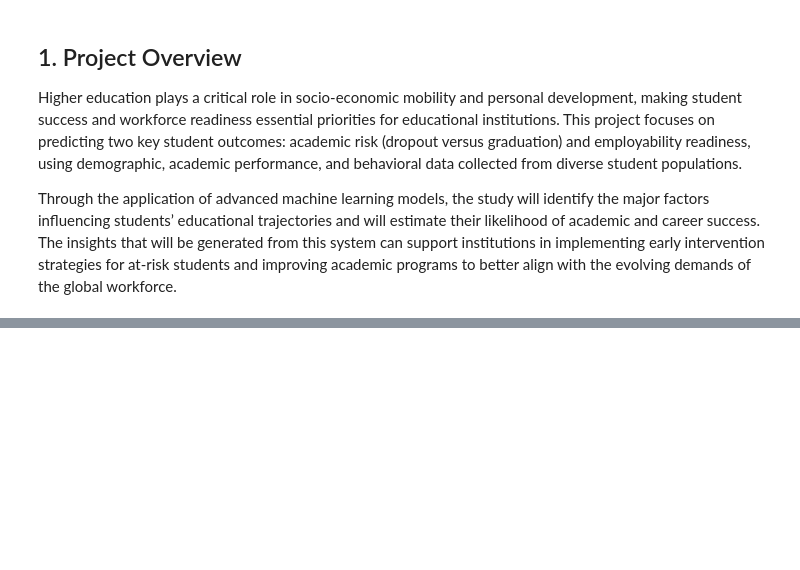
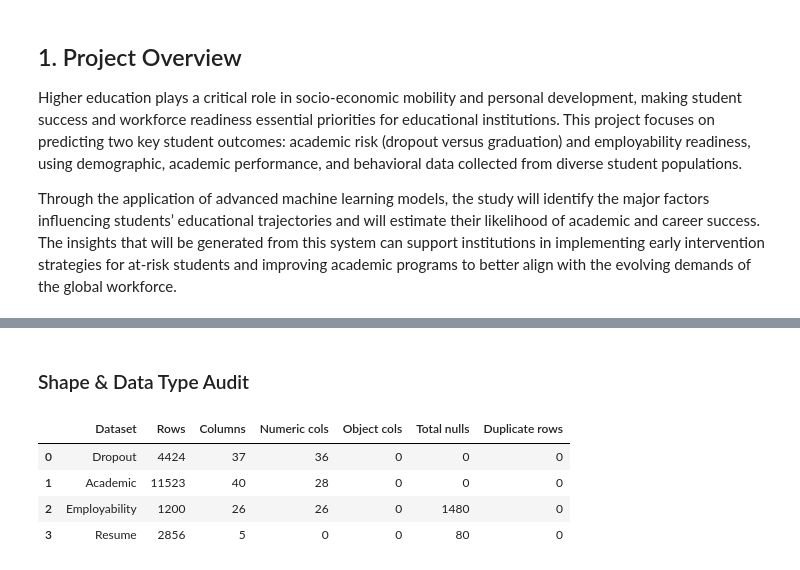
Before and after one commit to Jondonover/CAPSTONE---AI-POWERED-STUDENT-RISK-EMPLOYABILITY-PREDICTOR, a Jupyter notebook: Notebook/Project.ipynb, the cells around one changed output, grey strips where cells are left out. Drawn from its saved outputs; the diff is of its cells as text; code cells hidden in the pictures; blank space fills up the shorter version.

```diff
--- a/Notebook/Project.ipynb
+++ b/Notebook/Project.ipynb
@@ -92,0 +340,26 @@ import joblib
+# %% [markdown]
+### Shape & Data Type Audit
+# %%
+# Quick audit of shape and dtype composition for all four datasets
+audit_rows = []
+for name, df in [('Dropout', df_dropout), ('Academic', df_academic),
+                 ('Employability', df_employ), ('Resume', df_resume)]:
+    dtypes = df.dtypes.value_counts().to_dict()
+    audit_rows.append({
+        'Dataset':    name,
+        'Rows':       df.shape[0],
+        'Columns':    df.shape[1],
+        'Numeric cols':   sum(v for k, v in dtypes.items() if 'int' in str(k) or 'float' in str(k)),
+        'Object cols':    dtypes.get(object, 0),
+        'Total nulls':    df.isnull().sum().sum(),
+        'Duplicate rows': df.duplicated().sum(),
+    })
+
+audit_df = pd.DataFrame(audit_rows)
+display(audit_df)
+# %% [output]
+|  | Dataset | Rows | Columns | Numeric cols | Object cols | Total nulls | Duplicate rows |
+| 0 | Dropout | 4424 | 37 | 36 | 0 | 0 | 0 |
+| 1 | Academic | 11523 | 40 | 28 | 0 | 0 | 0 |
+| 2 | Employability | 1200 | 26 | 26 | 0 | 1480 | 0 |
+| 3 | Resume | 2856 | 5 | 0 | 0 | 80 | 0 |
```
Also changed, not shown: parts of 18 cells of this notebook.
